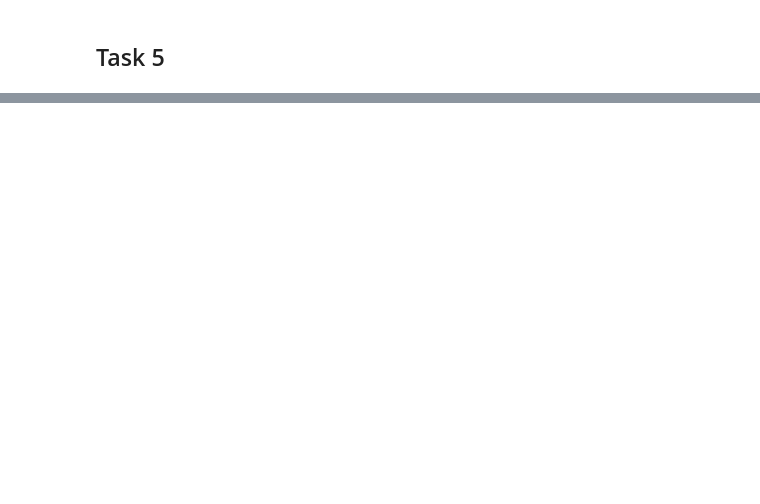
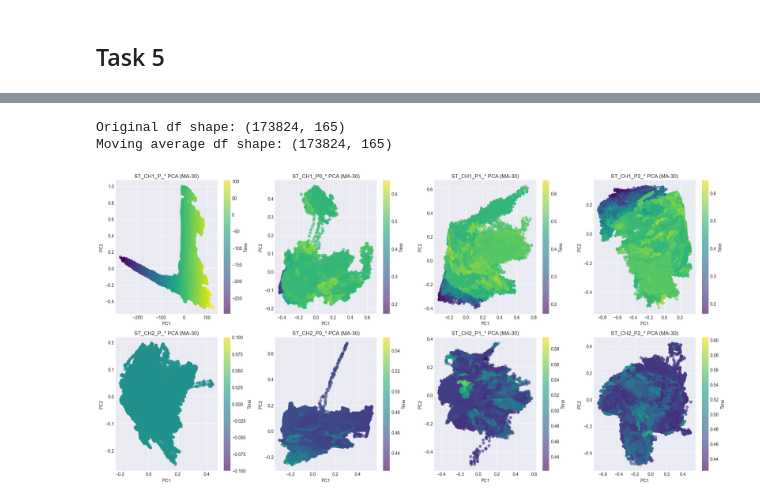
Before and after one commit to preetdhanani/PMCM, a Jupyter notebook: Lab Session #1-20251103/Task_4_5.ipynb, the cells around one changed output, grey strips where cells are left out. Saved outputs shown, nothing was run; the diff lists cells and outputs as text; code cells hidden in the pictures; blank space fills up the shorter version.

```diff
--- a/Lab Session #1-20251103/Task_4_5.ipynb
+++ b/Lab Session #1-20251103/Task_4_5.ipynb
@@ -372,0 +453,37 @@ left plot shows new or initial time,
+# %%
+# Create moving average with window size 30
+df_ma = df.copy()
+
+# Apply moving average to numeric columns only (excluding timestamp columns)
+numeric_cols = df.select_dtypes(include=[np.number]).columns
+for col in numeric_cols:
+    df_ma[col] = df[col].rolling(window=30, min_periods=1).mean()
+
+# Drop NaN values that might result from rolling
+df_ma.dropna(inplace=True)
+
+print(f"Original df shape: {df.shape}")
+print(f"Moving average df shape: {df_ma.shape}")
+# %% [output]
+Original df shape: (173824, 165)
+Moving average df shape: (173824, 165)
+# %%
+# PCA on all feature groups with moving average (window=30)
+fig, axes = plt.subplots(2, 4, figsize=(20, 10))
+axes = axes.flatten()
+
+for idx, f in enumerate(cols):
+    pca = PCA(n_components=13)
+    pca_result = pca.fit_transform(df_ma[[m for m in df_ma.columns if f in m]])
+
+    scatter = axes[idx].scatter(pca_result[:, 0], pca_result[:, 1],
+                                c=df_ma[f + 'Time'], cmap='viridis', alpha=0.6)
+    axes[idx].set_xlabel('PC1')
+    axes[idx].set_ylabel('PC2')
+    axes[idx].set_title(f'{f}* PCA (MA-30)')
+    plt.colorbar(scatter, ax=axes[idx], label='Time')
+
+plt.tight_layout()
+plt.show()
+# %% [output]
+[figure, added]
```
Also changed, not shown: parts of 21 cells of this notebook, 11 other files.
